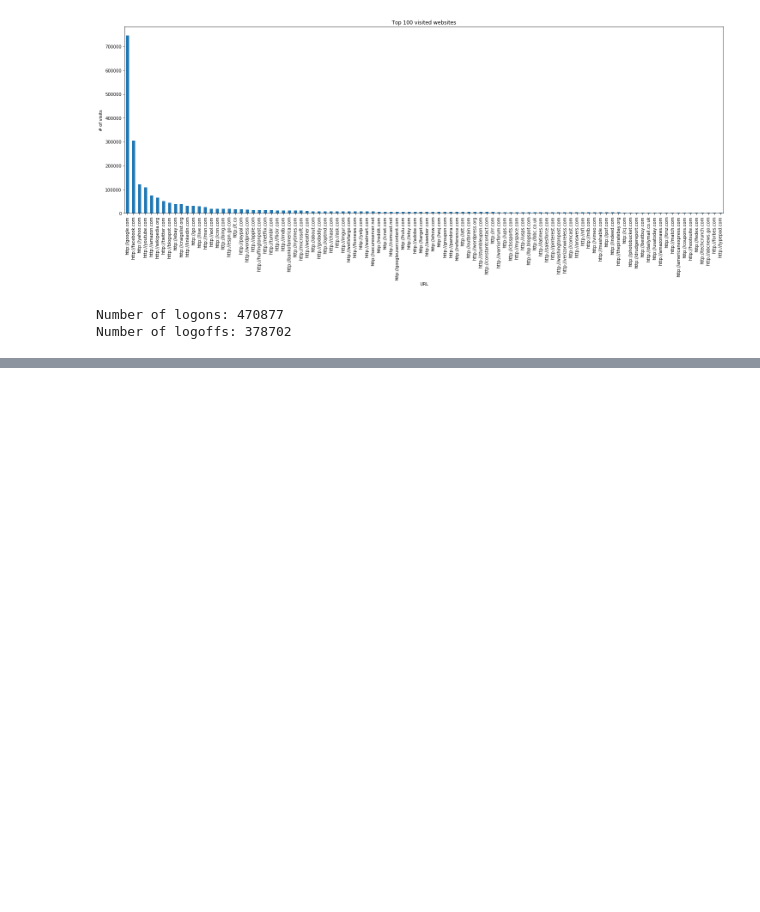
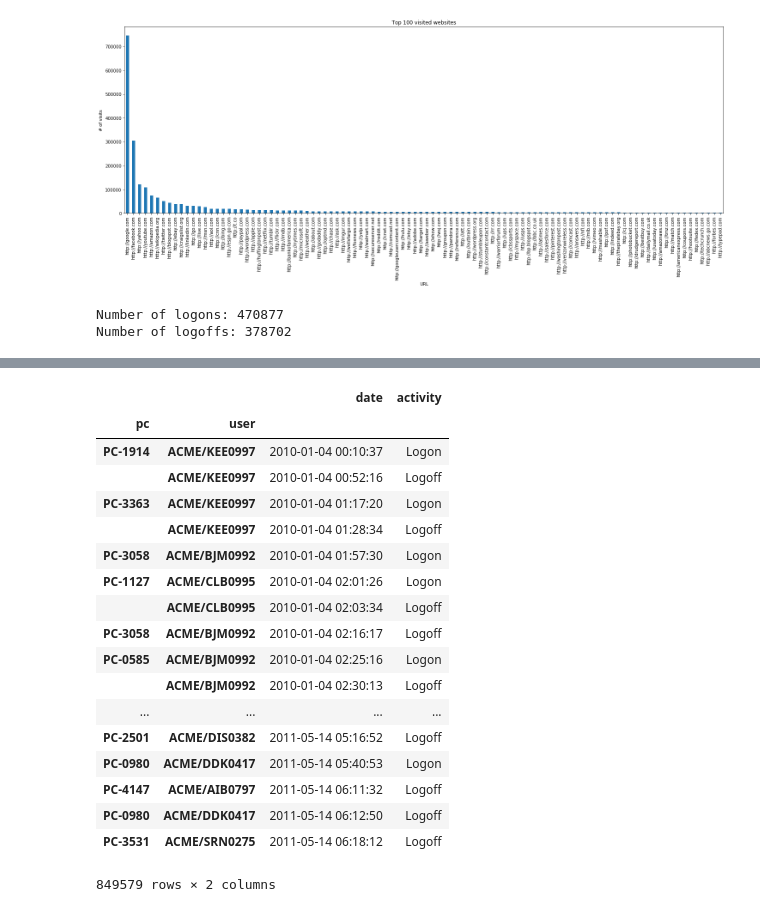
Before and after one commit to TalhaGhaffar/Data-Analytics, a Jupyter notebook: Project.ipynb, the cells around one changed output, grey strips where cells are left out. Saved outputs shown, nothing was run; the diff lists cells and outputs as text; code cells hidden in the pictures; blank space fills up the shorter version.

```diff
--- a/Project.ipynb
+++ b/Project.ipynb
@@ -229,0 +242,23 @@ Number of logoffs: 378702
+# %%
+df = logon_df.set_index(['pc','user'])
+df
+# %% [output]
+|  |  | date | activity |
+| pc | user |  |  |
+| PC-1914 | ACME/KEE0997 | 2010-01-04 00:10:37 | Logon |
+|  | ACME/KEE0997 | 2010-01-04 00:52:16 | Logoff |
+| PC-3363 | ACME/KEE0997 | 2010-01-04 01:17:20 | Logon |
+|  | ACME/KEE0997 | 2010-01-04 01:28:34 | Logoff |
+| PC-3058 | ACME/BJM0992 | 2010-01-04 01:57:30 | Logon |
+| PC-1127 | ACME/CLB0995 | 2010-01-04 02:01:26 | Logon |
+|  | ACME/CLB0995 | 2010-01-04 02:03:34 | Logoff |
+| PC-3058 | ACME/BJM0992 | 2010-01-04 02:16:17 | Logoff |
+| PC-0585 | ACME/BJM0992 | 2010-01-04 02:25:16 | Logon |
+|  | ACME/BJM0992 | 2010-01-04 02:30:13 | Logoff |
+| ... | ... | ... | ... |
+| PC-2501 | ACME/DIS0382 | 2011-05-14 05:16:52 | Logoff |
+| PC-0980 | ACME/DDK0417 | 2011-05-14 05:40:53 | Logon |
+| PC-4147 | ACME/AIB0797 | 2011-05-14 06:11:32 | Logoff |
+| PC-0980 | ACME/DDK0417 | 2011-05-14 06:12:50 | Logoff |
+| PC-3531 | ACME/SRN0275 | 2011-05-14 06:18:12 | Logoff |
+849579 rows × 2 columns
```
Also changed, not shown: parts of 26 cells of this notebook.
